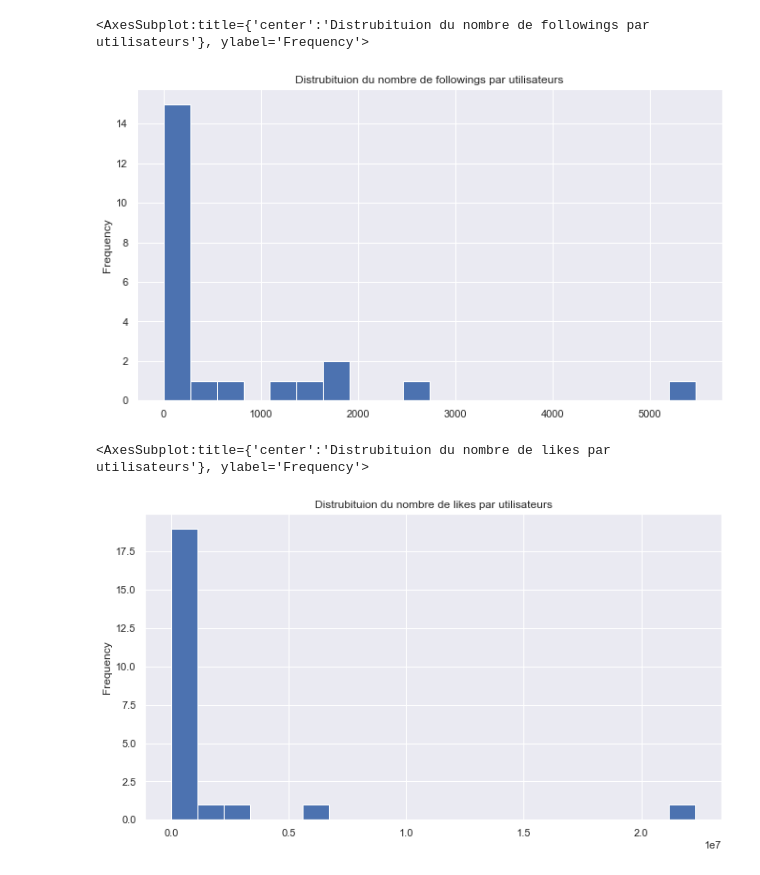
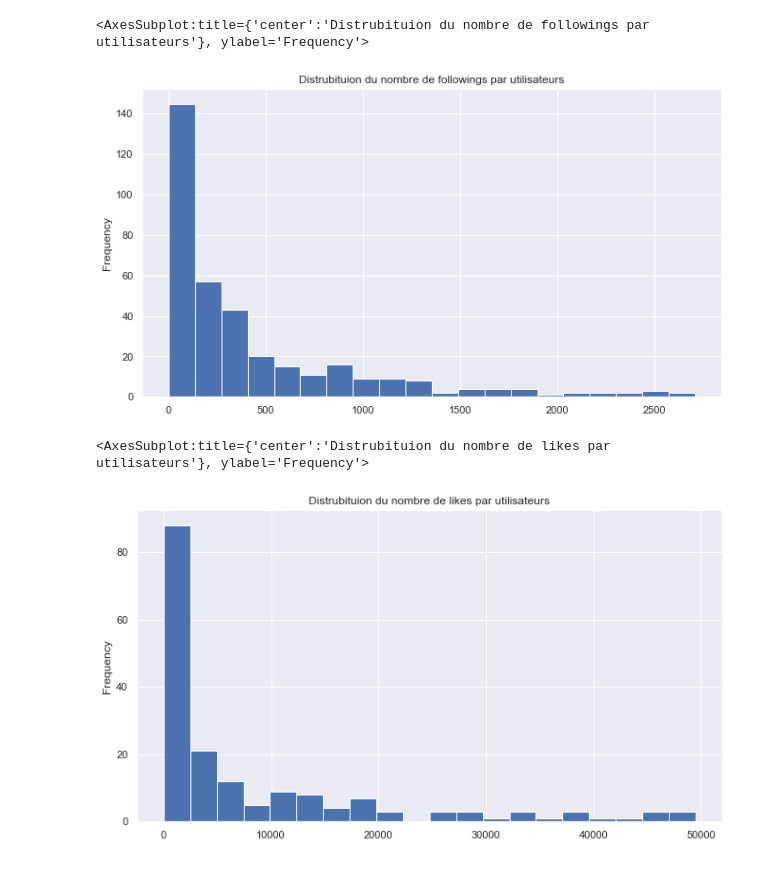
Before and after one commit to r-jaylet/TikTok_Scrap, a Jupyter notebook: data_analysis.ipynb, the cells around one changed output. Saved outputs shown, nothing was run; the diff lists cells and outputs as text; code cells hidden in the pictures.

```diff
--- a/data_analysis.ipynb
+++ b/data_analysis.ipynb
@@ -7,6 +7,7 @@ import seaborn
 # %%
 seaborn.set()
 # %%
-data = pd.read_csv('test_df2.csv')
+#data = pd.read_csv('test_df2.csv')
+data = pd.read_csv('music_db.csv')
 data.head(3)
 # %% [output]
@@ -27,13 +28,13 @@ data.follower_count.plot.hist(title = 'Distrubituion du nombre de followers par
 # %%
-data.following_count.plot.hist(title = 'Distrubituion du nombre de followings par utilisateurs', figsize=(11, 6), bins=20)
+data[data['following_count'] < 3000].following_count.plot.hist(title = 'Distrubituion du nombre de followings par utilisateurs', figsize=(11, 6), bins=20)
 # %% [output]
 <AxesSubplot:title={'center':'Distrubituion du nombre de followings par utilisateurs'}, ylabel='Frequency'>
-[figure, old version]
+[figure, new version]
 # %%
-data.likes_count.plot.hist(title = 'Distrubituion du nombre de likes par utilisateurs', figsize=(11, 6), bins=20)
+data[data['likes_count'] < 50000].likes_count.plot.hist(title = 'Distrubituion du nombre de likes par utilisateurs', figsize=(11, 6), bins=20)
 # %% [output]
 <AxesSubplot:title={'center':'Distrubituion du nombre de likes par utilisateurs'}, ylabel='Frequency'>
-[figure, old version]
+[figure, new version]
 # %%
 fig, ax = plt.subplots(figsize=(11,6))
 
```
Also changed, not shown: parts of 5 cells of this notebook, 7 other files.
